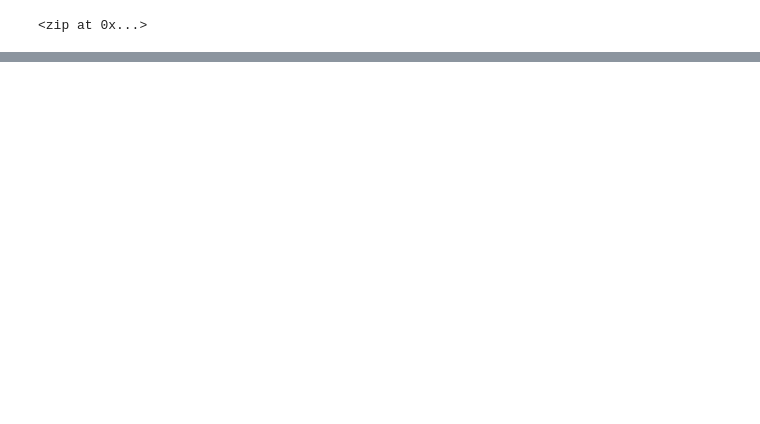
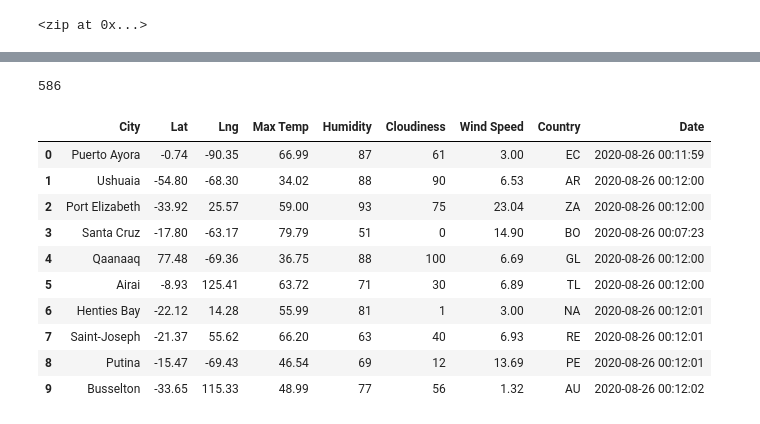
Before and after one commit to crscheideman/World_Weather_Analysis, a Jupyter notebook: WeatherPy.ipynb, the cells around one changed output, grey strips where cells are left out. Saved outputs shown, nothing was run; the diff lists cells and outputs as text; code cells hidden in the pictures; blank space fills up the shorter version.

Commit message:
Updated gitignore and WeatherPy

```diff
--- a/WeatherPy.ipynb
+++ b/WeatherPy.ipynb
@@ -31,0 +40,4 @@ len(cities)
+# %%
+# starting url for Weather Map API call
+url = "http://api.openweathermap.org/data/2.5/weather?units=Imperial&APPID=" + weather_api_key
+print(url)
@@ -31,0 +124,20 @@ len(cities)
+# %%
+len(city_data)
+# %% [output]
+586
+# %%
+# convert array of dictionaries to a pandas df
+city_data_df = pd.DataFrame(city_data)
+city_data_df.head(10)
+# %% [output]
+|  | City | Lat | Lng | Max Temp | Humidity | Cloudiness | Wind Speed | Country | Date |
+| 0 | Puerto Ayora | -0.74 | -90.35 | 66.99 | 87 | 61 | 3.00 | EC | 2020-08-26 00:11:59 |
+| 1 | Ushuaia | -54.80 | -68.30 | 34.02 | 88 | 90 | 6.53 | AR | 2020-08-26 00:12:00 |
+| 2 | Port Elizabeth | -33.92 | 25.57 | 59.00 | 93 | 75 | 23.04 | ZA | 2020-08-26 00:12:00 |
+| 3 | Santa Cruz | -17.80 | -63.17 | 79.79 | 51 | 0 | 14.90 | BO | 2020-08-26 00:07:23 |
+| 4 | Qaanaaq | 77.48 | -69.36 | 36.75 | 88 | 100 | 6.69 | GL | 2020-08-26 00:12:00 |
+| 5 | Airai | -8.93 | 125.41 | 63.72 | 71 | 30 | 6.89 | TL | 2020-08-26 00:12:00 |
+| 6 | Henties Bay | -22.12 | 14.28 | 55.99 | 81 | 1 | 3.00 | NA | 2020-08-26 00:12:01 |
+| 7 | Saint-Joseph | -21.37 | 55.62 | 66.20 | 63 | 40 | 6.93 | RE | 2020-08-26 00:12:01 |
+| 8 | Putina | -15.47 | -69.43 | 46.54 | 69 | 12 | 13.69 | PE | 2020-08-26 00:12:01 |
+| 9 | Busselton | -33.65 | 115.33 | 48.99 | 77 | 56 | 1.32 | AU | 2020-08-26 00:12:02 |
```
Also changed, not shown: parts of 6 cells of this notebook, 1 other file.
